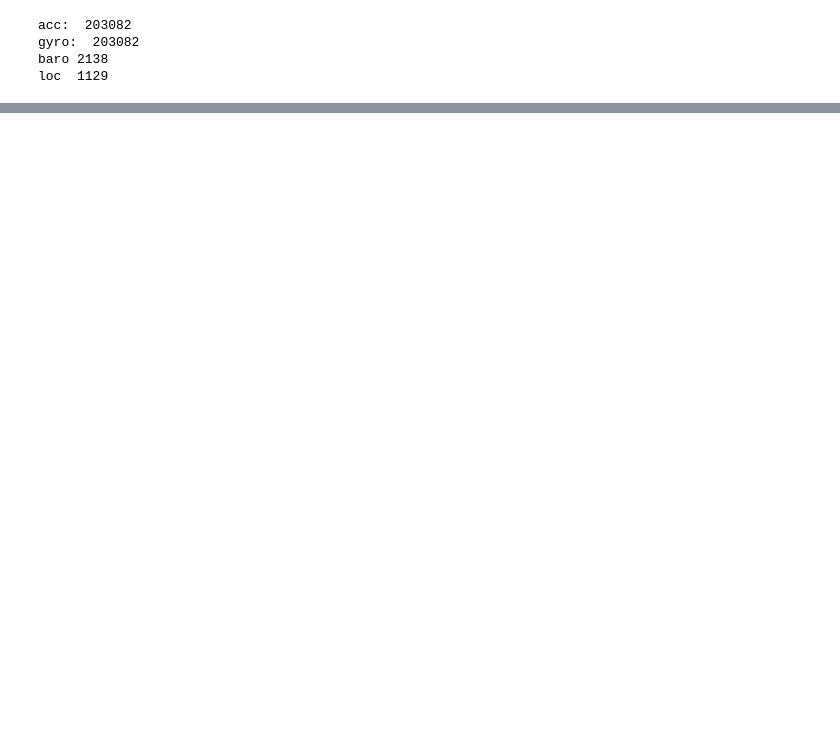
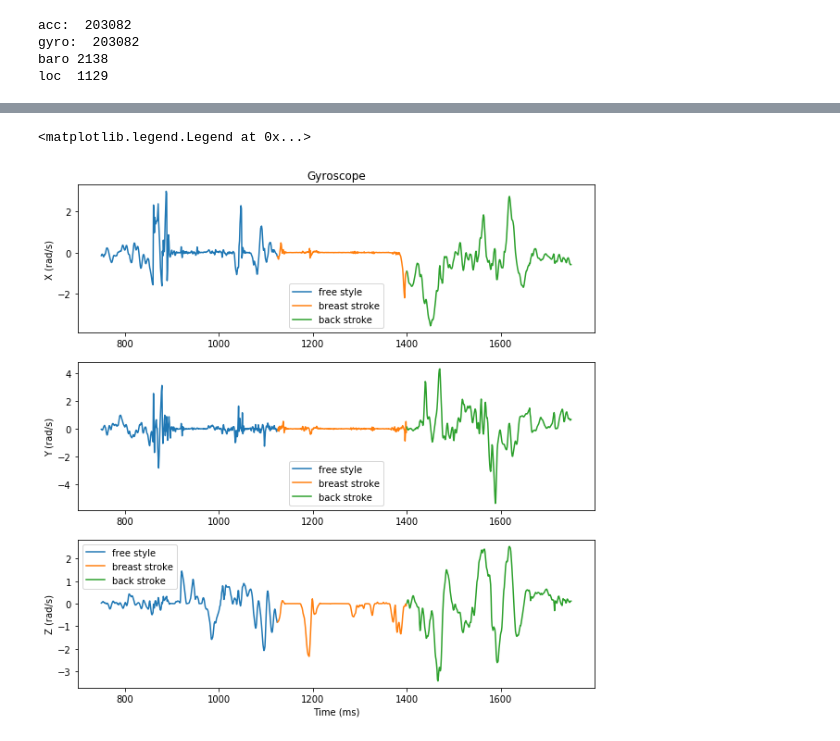
Before and after one commit to rohanzonneveld/ML4QS, a Jupyter notebook: Assignment/Exploration.ipynb, the cells around one changed output, grey strips where cells are left out. Cells and saved outputs as stored; diff of their text form; code cells hidden in the pictures; blank space fills up the shorter version.

```diff
--- a/Assignment/Exploration.ipynb
+++ b/Assignment/Exploration.ipynb
@@ -28,0 +65,30 @@ baroplot.set_ylabel("hectoPascal (hPa)")
+# %%
+# plot gyroscope data
+free_style = slice(814, 1125)
+breast_stroke = slice(1125, 1400)
+back_stroke = slice(1400, 1750)
+
+fig, axs = plt.subplots(3, 1, figsize=(10, 10))
+axs[0].plot(gyro['X (rad/s)'][free_style], label='free style')
+axs[0].plot(gyro['X (rad/s)'][breast_stroke], label='breast stroke')
+axs[0].plot(gyro['X (rad/s)'][back_stroke], label='back stroke')
+
+axs[1].plot(gyro['Y (rad/s)'][free_style], label='free style')
+axs[1].plot(gyro['Y (rad/s)'][breast_stroke], label='breast stroke')
+axs[1].plot(gyro['Y (rad/s)'][back_stroke], label='back stroke')
+
+axs[2].plot(gyro['Z (rad/s)'][free_style], label='free style')
+axs[2].plot(gyro['Z (rad/s)'][breast_stroke], label='breast stroke')
+axs[2].plot(gyro['Z (rad/s)'][back_stroke], label='back stroke')
+
+axs[0].set_title('Gyroscope')
+axs[0].set_ylabel('X (rad/s)')
+axs[1].set_ylabel('Y (rad/s)')
+axs[2].set_ylabel('Z (rad/s)')
+axs[2].set_xlabel('Time (ms)')
+axs[0].legend()
+axs[1].legend()
+axs[2].legend()
+# %% [output]
+<matplotlib.legend.Legend at 0x...>
+[figure, added]
```
Also changed, not shown: parts of 4 cells of this notebook.
